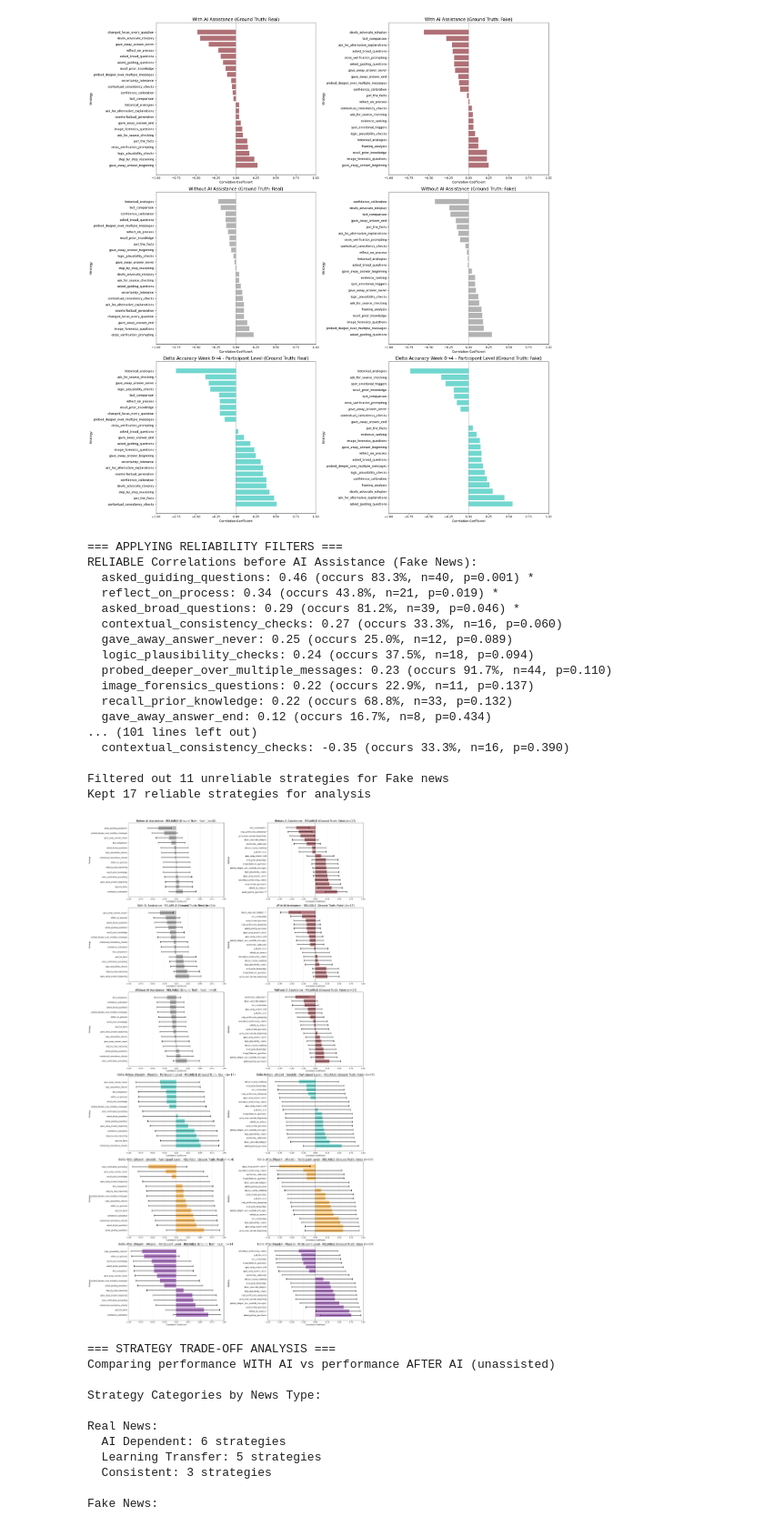
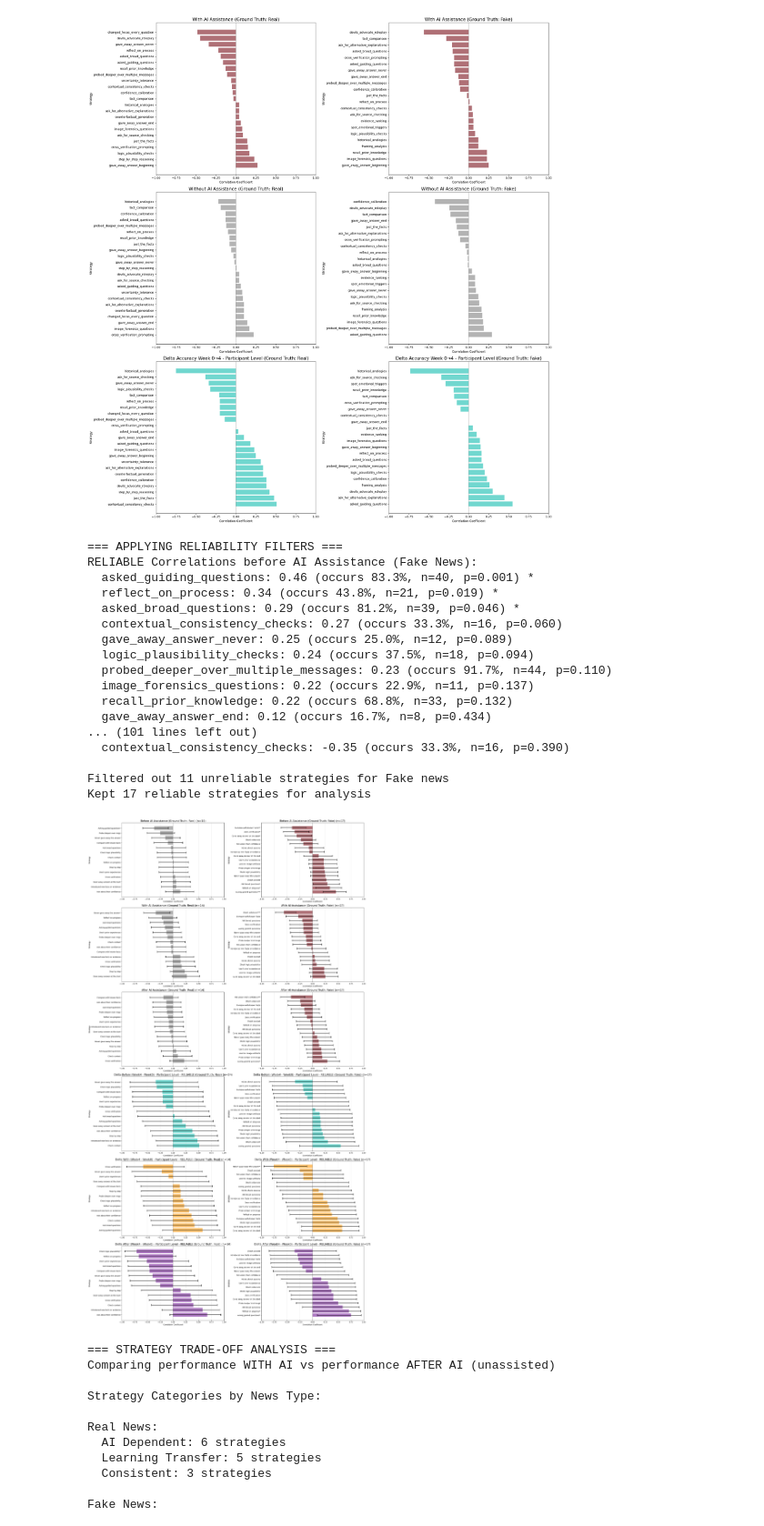
Before and after one commit to mitmedialab/newsapp, a Jupyter notebook: analysis/plot_llm_as_judge.ipynb, the cells around one changed output. Shown at 91% size. Drawn from its saved outputs; the diff is of its cells as text; code cells hidden in the pictures.

Commit message:
Update analysis notebook and remaining local tracked files

```diff
--- a/analysis/plot_llm_as_judge.ipynb
+++ b/analysis/plot_llm_as_judge.ipynb
@@ -538,6 +538,36 @@ historical_analogies: -0.73
 [figure]
 # %%
 ## Filter for occurrence rate between 5% and 95%, At least 10 positive cases, Sufficient variance (> 0.05)
+# Create mapping for strategy display names
+strategy_display_names = {
+    'confidence_calibration': 'Ask about their confidence',
+    'devils_advocate_roleplay': 'Devils advocate',
+    'step_by_step_reasoning': 'Step by step',
+    'fact_comparison': 'Compare with known facts',
+    'cross_verification_prompting': 'Cross verification',
+    'contextual_consistency_checks': 'Check context',
+    'reflect_on_process': 'Reflect on progress',
+    'historical_analogies': 'Align with history',
+    'asked_broad_questions': 'Ask broad questions',
+    'evidence_ranking': 'Rank evidence for claim',
+    'spot_emotional_triggers': 'Spot emotional triggers',
+    'bias_awareness_reflection': 'Bias awareness',
+    'logic_plausibility_checks': 'Check logic plausibility',
+    'ask_for_source_checking': 'Ask to check sources',
+    'ask_for_alternative_explanations': 'Alternative explanations',
+    'counterfactual_generation': 'Gave counterfactuals',
+    'framing_analysis': 'Ask about framing',
+    'recall_prior_knowledge': "User's prior experiences",
+    'image_forensics_questions': 'Look for image artifacts',
+    'probed_deeper_over_multiple_messages': 'Probe deeper over msgs',
+    'asked_guiding_questions': 'Asking guided questions',
+    'gave_away_answer_end': 'Gave away answer at the end',
+    'gave_away_answer_beginning': 'Gave away answer at the start',
+    'gave_away_answer_never': 'Never gave away the answer',
+    'just_the_facts': 'Introduced new facts or evidence',
+    'uncertainty_tolerance': 'State uncertainty'
+}
+
 # Calculate correlations between accuracy and all strategies, split by ground truth (Real vs. Fake)
 correlations_before = {'Real': {}, 'Fake': {}}
 correlations_with = {'Real': {}, 'Fake': {}}
@@ -933,12 +963,12 @@ print(f"Kept {len(filtered_correlations_with['Fake'])} reliable strategies for a
 # Plot FILTERED correlations
 fig, axes = plt.subplots(6, 2, figsize=(22, 40))
 titles = [
-    "Before AI Assistance - RELIABLE (Ground Truth: Real)",
-    "Before AI Assistance - RELIABLE (Ground Truth: Fake)",
-    "With AI Assistance - RELIABLE (Ground Truth: Real)",
-    "With AI Assistance - RELIABLE (Ground Truth: Fake)",
-    "Without AI Assistance - RELIABLE (Ground Truth: Real)",
-    "Without AI Assistance - RELIABLE (Ground Truth: Fake)",
+    "Before AI Assistance (Ground Truth: Real)",
+    "Before AI Assistance (Ground Truth: Fake)",
+    "With AI Assistance (Ground Truth: Real)",
+    "With AI Assistance (Ground Truth: Fake)",
+    "After AI Assistance (Ground Truth: Real)",
+    "After AI Assistance (Ground Truth: Fake)",
     "Delta Before (Week4 - Week0) - Participant Level - RELIABLE (Ground Truth: Real)",
     "Delta Before (Week4 - Week0) - Participant Level - RELIABLE (Ground Truth: Fake)",
     "Delta With (Week4 - Week0) - Participant Level - RELIABLE (Ground Truth: Real)",
@@ -1018,24 +1048,27 @@ for i, ax in enumerate(axes.flat):
         strategies = list(plot_corr.keys())
         corrs = list(plot_corr.values())
 
-        # Add significance markers to strategy names
+        # Add significance markers and display names to strategy names
         strategies_with_sig = []
         for strategy in strategies:
+            # Get display name
+            display_name = strategy_display_names.get(strategy, strategy)
+
             if strategy in pvalue_dict:
                 pval = pvalue_dict[strategy]
                 if not pd.isna(pval):
                     if pval < 0.001:
-                        strategies_with_sig.append(f"{strategy}***")
+                        strategies_with_sig.append(f"{display_name}***")
                     elif pval < 0.01:
-                        strategies_with_sig.append(f"{strategy}**")
+                        strategies_with_sig.append(f"{display_name}**")
                     elif pval < 0.05:
-                        strategies_with_sig.append(f"{strategy}*")
+                        strategies_with_sig.append(f"{display_name}*")
                     else:
-                        strategies_with_sig.append(strategy)
+                        strategies_with_sig.append(display_name)
                 else:
-                    strategies_with_sig.append(strategy)
+                    strategies_with_sig.append(display_name)
             else:
-                strategies_with_sig.append(strategy)
+                strategies_with_sig.append(display_name)
 
         # Calculate error bars from confidence intervals
         errors = []
@@ -1064,34 +1097,34 @@ for i, ax in enumerate(axes.flat):
         ax.set_xlim(-1, 1)
         ax.axvline(x=0, color='black', linestyle='-', alpha=0.3)
 
         # Add grid for better readability
         ax.grid(axis='x', alpha=0.3)
     else:
         ax.text(0.5, 0.5, 'No reliable correlations\nmeet filtering criteria',
                 ha='center', va='center', transform=ax.transAxes, fontsize=12)
         ax.set_title(titles[i], fontsize=15)
 
 plt.tight_layout()
 plt.show()
 # %% [output]
 === APPLYING RELIABILITY FILTERS ===
 RELIABLE Correlations before AI Assistance (Fake News):
   asked_guiding_questions: 0.46 (occurs 83.3%, n=40, p=0.001) *
   reflect_on_process: 0.34 (occurs 43.8%, n=21, p=0.019) *
   asked_broad_questions: 0.29 (occurs 81.2%, n=39, p=0.046) *
   contextual_consistency_checks: 0.27 (occurs 33.3%, n=16, p=0.060)
   gave_away_answer_never: 0.25 (occurs 25.0%, n=12, p=0.089)
   logic_plausibility_checks: 0.24 (occurs 37.5%, n=18, p=0.094)
   probed_deeper_over_multiple_messages: 0.23 (occurs 91.7%, n=44, p=0.110)
   image_forensics_questions: 0.22 (occurs 22.9%, n=11, p=0.137)
   recall_prior_knowledge: 0.22 (occurs 68.8%, n=33, p=0.132)
   gave_away_answer_end: 0.12 (occurs 16.7%, n=8, p=0.434)
 ... (101 lines left out)
   contextual_consistency_checks: -0.35 (occurs 33.3%, n=16, p=0.390)
 
 Filtered out 11 unreliable strategies for Fake news
 Kept 17 reliable strategies for analysis
-[figure, old version]
+[figure, new version]
 # %%
 # Strategy Trade-off Analysis: Performance with AI vs Performance after AI
 # Compare "with AI" correlations vs "unassisted (after)" correlations to identify trade-offs
```
Also changed, not shown: 4 other files.
